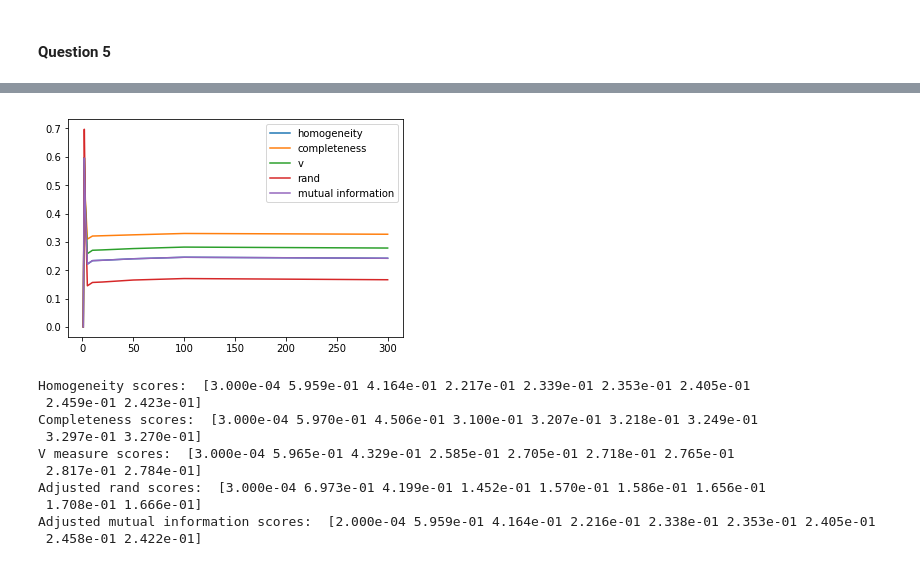
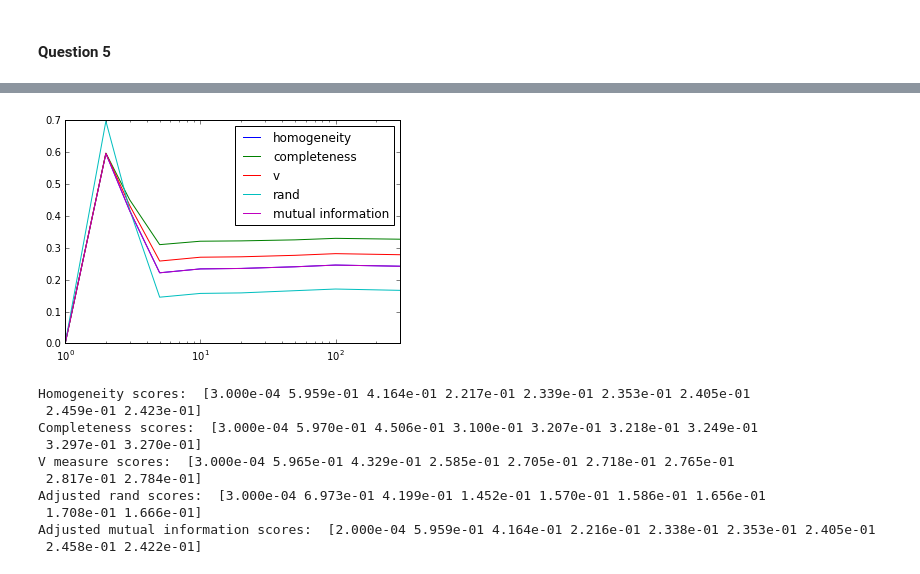
Before and after one commit to 219Winter2019adjz/Project2, a Jupyter notebook: Proj2.ipynb, the cells around one changed output, grey strips where cells are left out. Cells and saved outputs as stored; diff of their text form; code cells hidden in the pictures.

Commit message:
Changed q4 plots to have log scale

```diff
--- a/Proj2.ipynb
+++ b/Proj2.ipynb
@@ -307,17 +307,19 @@ for i in range(len(r)):
 # %%
 # Plot metrics for svd.
 
 plt.figure()
 plt.plot(r, svd_homogeneity)
 plt.plot(r, svd_completeness)
 plt.plot(r, svd_v)
 plt.plot(r, svd_rand)
 plt.plot(r, svd_mutual_info)
 
+plt.xscale('log')
+plt.xlim(right=300)
 plt.legend(['homogeneity', 'completeness', 'v', 'rand', 'mutual information'])
 plt.show()
 # %% [output]
-[figure, old version]
+[figure, new version]
 # %%
 print('Homogeneity scores: ', np.round(svd_homogeneity, 4))
 print('Completeness scores: ', np.round(svd_completeness, 4))
```
Also changed, not shown: parts of 5 cells of this notebook.
